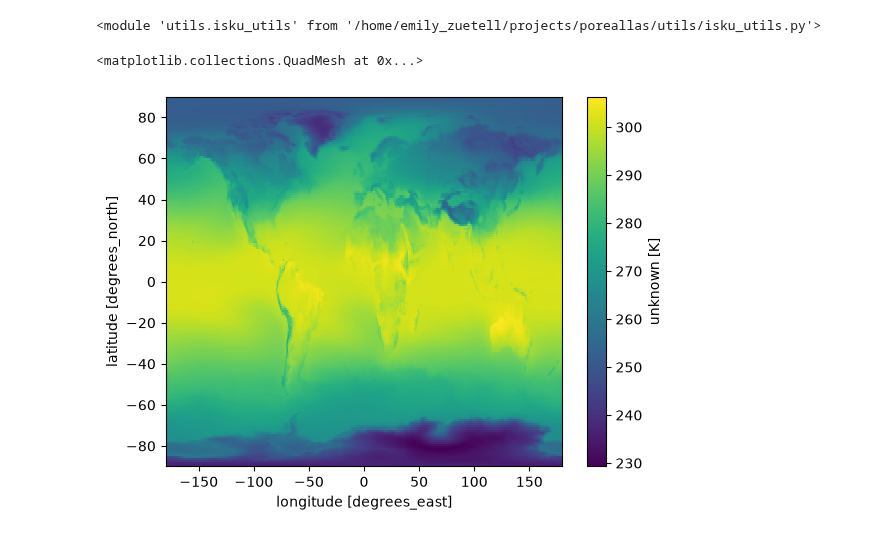
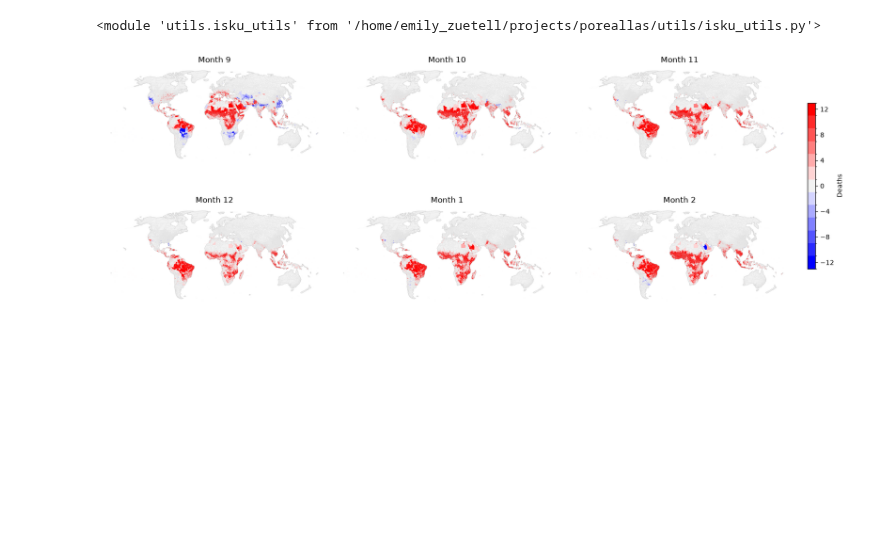
Before and after one commit to ClimateImpactLab/poreallas, a Jupyter notebook: operations/02_projection_output.ipynb, the cells around one changed output. Saved outputs shown, nothing was run; the diff lists cells and outputs as text; code cells hidden in the pictures; blank space fills up the shorter version.

Commit message:
update plotting

```diff
--- a/operations/02_projection_output.ipynb
+++ b/operations/02_projection_output.ipynb
@@ -27,9 +27,10 @@ load_dotenv(
 )
 
 # Define Forecast
-EFFECTS_URI = os.environ["POREALLAS_EFFECTS_URI"]
+#EFFECTS_URI = os.environ["POREALLAS_EFFECTS_URI"]
+EFFECTS_URI = "/home/emily_zuetell/projects/poreallas/data/v2609/v260900_effects_hotonly_g100.zarr"
 # %%
-RUN_MONTH = "2026-10"
+RUN_MONTH = "2026-09"
 N_LEADS = 6
 
 _months = pd.period_range(pd.Period(RUN_MONTH, "M"), periods=N_LEADS, freq="M")
@@ -72,23 +73,20 @@ impact = analysis_utils.compute_impact(
 impact = impact.sel(month=config.months)
 # %%
 fc = xr.open_zarr("/home/emily_zuetell/projects/poreallas/data/v2610/v20261006_parsed_forecast.zarr")
-# %%
-fc.mean(dim = ['number', 'time'])['tas'].plot()
-# %% [output]
-<matplotlib.collections.QuadMesh at 0x...>
-[figure, removed]
 # %%
 # Plot Impact on a Monthly Basis
 _polygons_impact = analysis_utils.xarray_to_gpd(impact.mean(dim = ['number', 'sample']), config.polygons)
 fig = plotting_utils.plot_monthly(
     _polygons_impact,
     col='age_weighted_impact',
     cm = 'bwr',
     n_colors=13,
     sup_title="",
     cbar_label= impact.units,
-    month_order= [10, 11, 12, 1, 2, 3]
+    month_order= [9, 10, 11, 12, 1, 2]
 )
+# %% [output]
+[figure, added]
 # %%
 # Aggregate Impact Regions to group_level
 group_level = "ISO"  # IR: Impact region, # ADM1: State level, # ISO: Country level
```
